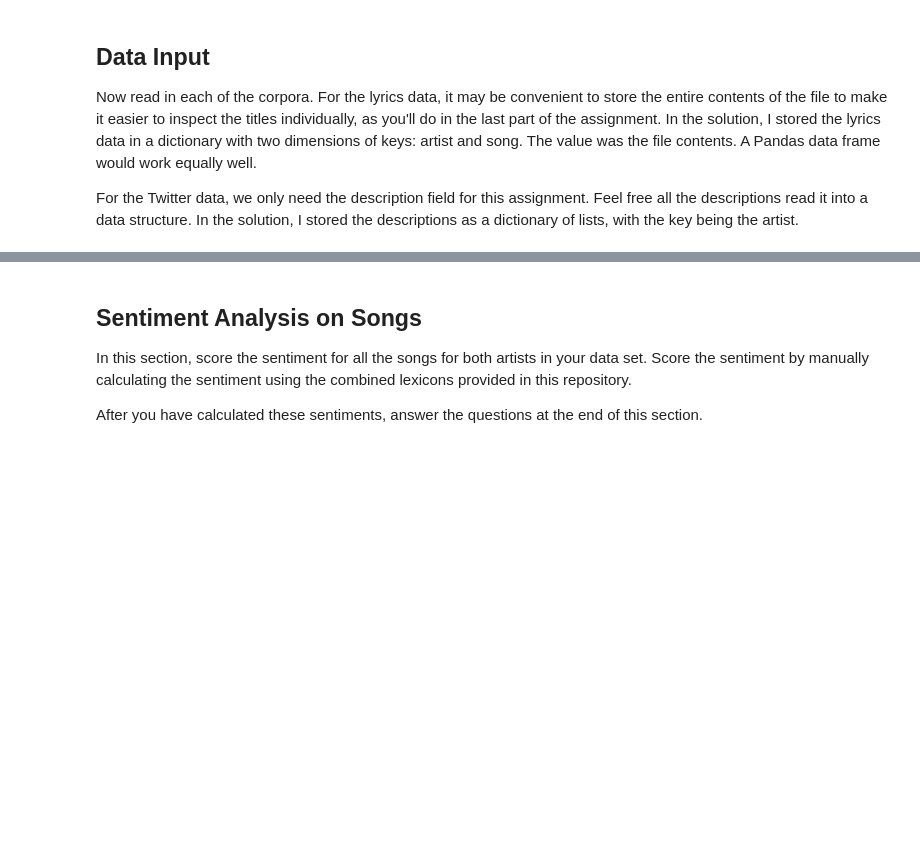
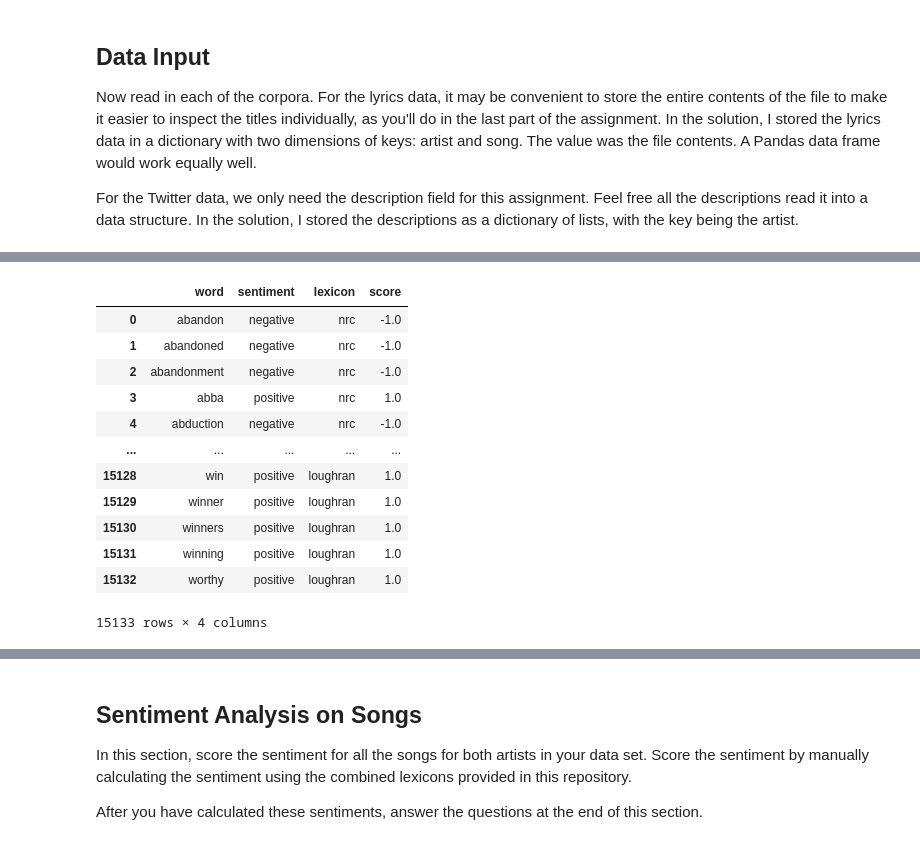
Before and after one commit to Brianne-Bell/ADS-509-textmine_M6-sentiment, a Jupyter notebook: Sentiment Assignment.ipynb, the cells around one changed output, grey strips where cells are left out. Drawn from its saved outputs; the diff is of its cells as text; code cells hidden in the pictures; blank space fills up the shorter version.

```diff
--- a/Sentiment Assignment.ipynb
+++ b/Sentiment Assignment.ipynb
@@ -133,0 +192,19 @@ twitter_df
+# %%
+tidytext = pd.read_csv("tidytext_sentiments.txt", sep = "\t")
+tidytext.loc[tidytext["sentiment"].isin(["positive"]), 'score'] = 1
+tidytext.loc[tidytext["sentiment"].isin(["negative"]), 'score'] = -1
+tidytext
+# %% [output]
+|  | word | sentiment | lexicon | score |
+| 0 | abandon | negative | nrc | -1.0 |
+| 1 | abandoned | negative | nrc | -1.0 |
+| 2 | abandonment | negative | nrc | -1.0 |
+| 3 | abba | positive | nrc | 1.0 |
+| 4 | abduction | negative | nrc | -1.0 |
+| ... | ... | ... | ... | ... |
+| 15128 | win | positive | loughran | 1.0 |
+| 15129 | winner | positive | loughran | 1.0 |
+| 15130 | winners | positive | loughran | 1.0 |
+| 15131 | winning | positive | loughran | 1.0 |
+| 15132 | worthy | positive | loughran | 1.0 |
+15133 rows × 4 columns
```
Also changed, not shown: parts of 7 cells of this notebook.
